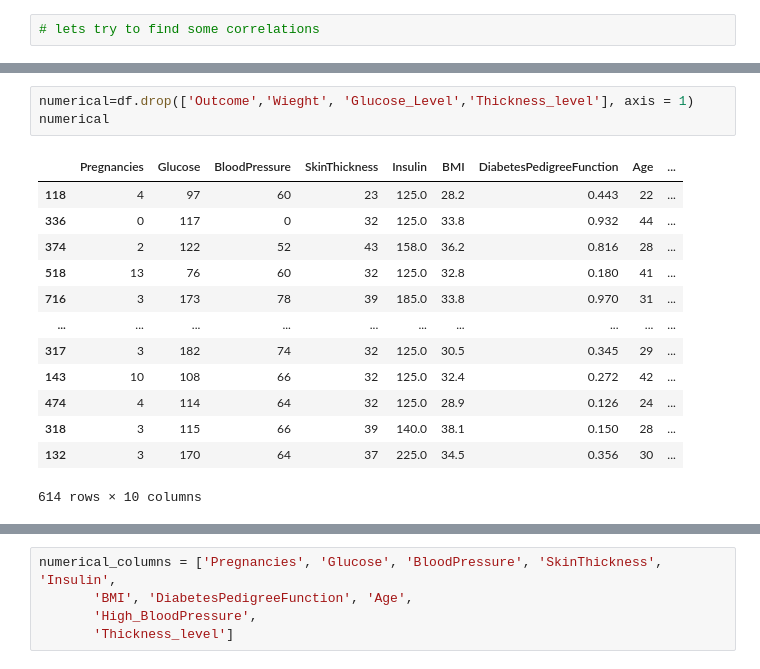
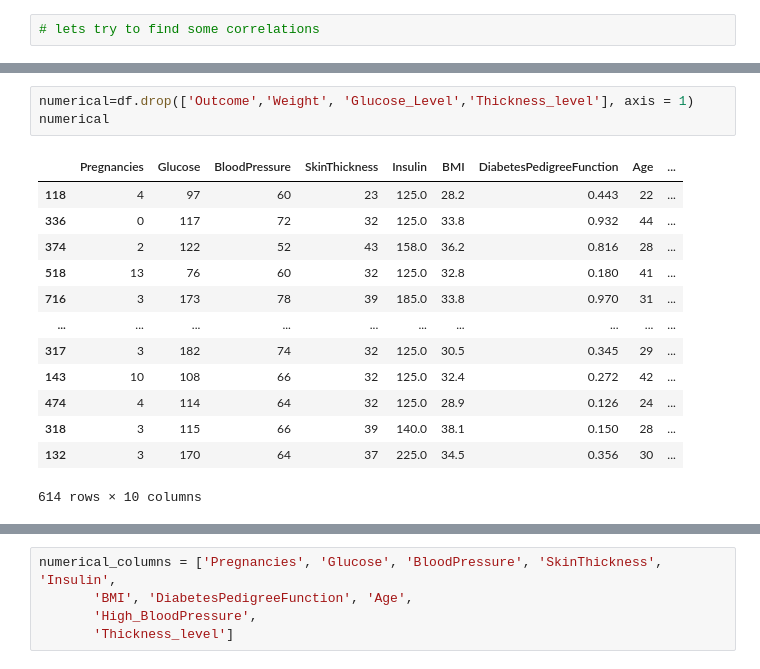
Before and after one commit to Aviost111/Diabetes_Predictions, a Jupyter notebook: Visualization.ipynb, the cells around one changed output, grey strips where cells are left out. Drawn from its saved outputs; the diff is of its cells as text.

```diff
--- a/Visualization.ipynb
+++ b/Visualization.ipynb
@@ -184,12 +184,12 @@ Index(['Pregnancies', 'Glucose', 'BloodPressure', 'SkinThickness', 'Insulin',
        'Thickness_level'],
       dtype='object')
 # %%
-numerical=df.drop(['Outcome','Wieght', 'Glucose_Level','Thickness_level'], axis = 1)
+numerical=df.drop(['Outcome','Weight', 'Glucose_Level','Thickness_level'], axis = 1)
 numerical
 # %% [output]
 |  | Pregnancies | Glucose | BloodPressure | SkinThickness | Insulin | BMI | DiabetesPedigreeFunction | Age | ... |
 | 118 | 4 | 97 | 60 | 23 | 125.0 | 28.2 | 0.443 | 22 | ... |
-| 336 | 0 | 117 | 0 | 32 | 125.0 | 33.8 | 0.932 | 44 | ... |
+| 336 | 0 | 117 | 72 | 32 | 125.0 | 33.8 | 0.932 | 44 | ... |
 | 374 | 2 | 122 | 52 | 43 | 158.0 | 36.2 | 0.816 | 28 | ... |
 | 518 | 13 | 76 | 60 | 32 | 125.0 | 32.8 | 0.180 | 41 | ... |
 | 716 | 3 | 173 | 78 | 39 | 185.0 | 33.8 | 0.970 | 31 | ... |
```
Also changed, not shown: parts of 14 cells of this notebook, 6 other files.
